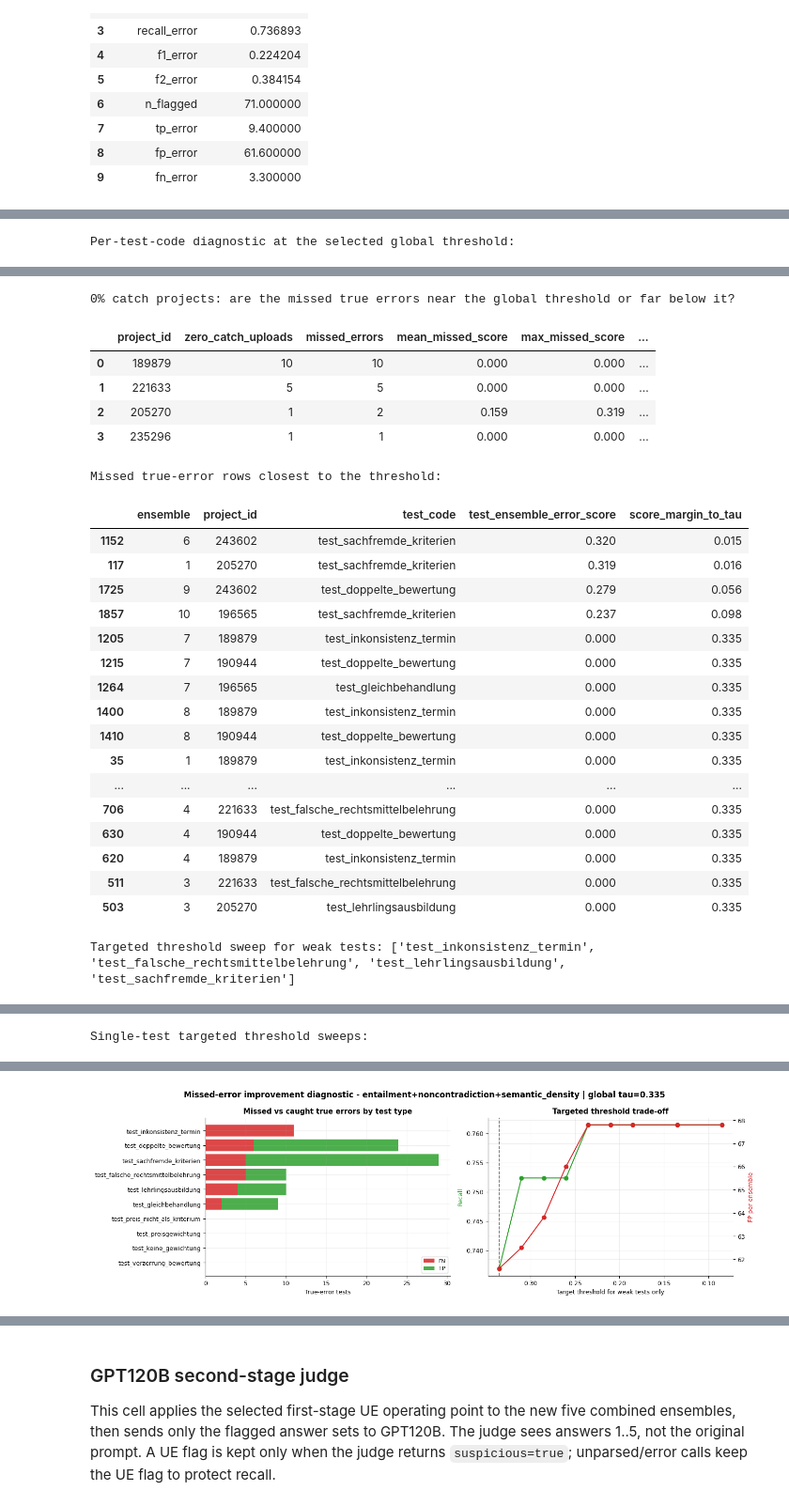
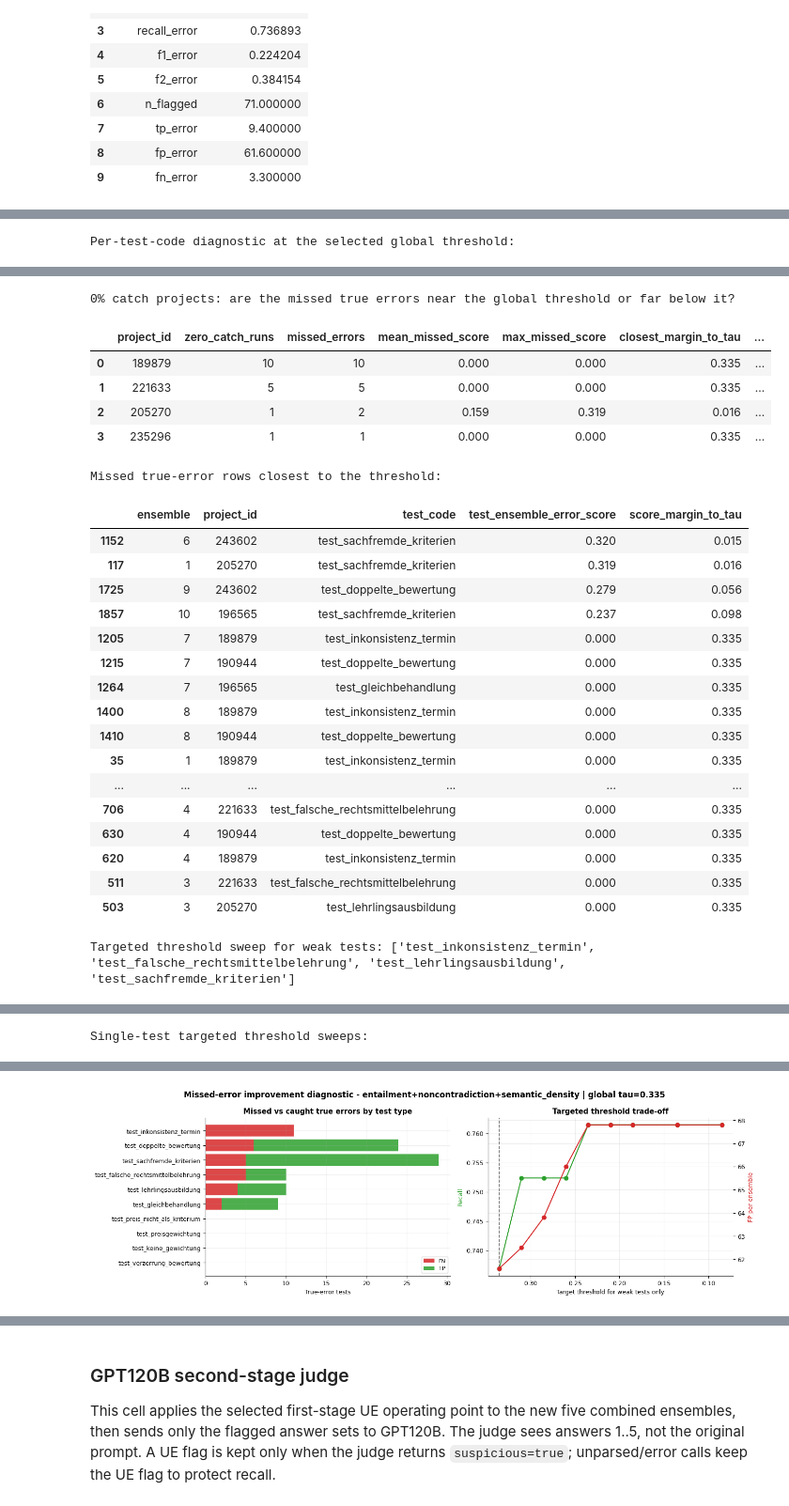
Before and after one commit to f3reshteh/uncertainty-estimation, a Jupyter notebook: evaluation/calibration.ipynb, the cells around one changed output, grey strips where cells are left out. Shown at 94% size. Saved outputs shown, nothing was run; the diff lists cells and outputs as text; code cells hidden in the pictures.

```diff
--- a/evaluation/calibration.ipynb
+++ b/evaluation/calibration.ipynb
@@ -1934,6 +1934,6 @@ Most common missed test types in 0% catch uploads:
 # %%
 # Follow-up diagnostic: where do the 0% catch misses come from, and would targeted thresholds help?
-# Requires the previous bimodality cell: project_test_df, project_upload_df, missed_error_tests, TAU.
+# Requires the previous bimodality cell: project_test_df, project_run_df, missed_error_tests, TAU.
 # This cell does not change the selected production config; it only quantifies possible fixes.
 
 BASELINE_FLAG_COL = "pred_error"
@@ -2005,11 +2005,11 @@ per_test_diagnostics = (
 print("Per-test-code diagnostic at the selected global threshold:")
 display(per_test_diagnostics.round(3))
 
-# 2) Project-level view of fully missed uploads, including whether they are near or far below threshold.
+# 2) Project-level view of fully missed project-runs, including whether they are near or far below threshold.
 zero_missed_detail = analysis_df[
     analysis_df["is_fn"]
 ].merge(
-    zero_catch_uploads[["ensemble", "project_id"]],
+    zero_catch_runs[["ensemble", "project_id"]],
     on=["ensemble", "project_id"],
     how="inner",
 )
@@ -2020,13 +2020,13 @@ if not zero_missed_detail.empty:
         zero_missed_detail
         .groupby("project_id", as_index=False)
         .agg(
-            zero_catch_uploads=("ensemble", "nunique"),
+            zero_catch_runs=("ensemble", "nunique"),
             missed_errors=("test_code", "count"),
             mean_missed_score=("test_ensemble_error_score", "mean"),
             max_missed_score=("test_ensemble_error_score", "max"),
             closest_margin_to_tau=("score_margin_to_tau", "min"),
         )
-        .sort_values(["zero_catch_uploads", "missed_errors"], ascending=[False, False])
+        .sort_values(["zero_catch_runs", "missed_errors"], ascending=[False, False])
     )
     common_tests = (
         zero_missed_detail
@@ -2147,38 +2147,38 @@ if not targeted_threshold_sweep.empty:
     ax2_twin.set_ylabel("FP per ensemble", color="#D62728")
     ax2.set_title("Targeted threshold trade-off", fontweight="semibold")
     ax2.invert_xaxis()
 
 fig.suptitle(
     f"Missed-error improvement diagnostic - {'+'.join(METHODS)} | global tau={TAU:.3f}",
     fontsize=12,
     fontweight="semibold",
 )
 plt.tight_layout()
 plt.show()
 # %% [output]
 Per-test-code diagnostic at the selected global threshold:
 |  | test_code | n_instances | n_errors | mean_error_score | max_missed_score | closest_missed_margin | ... |
 | 0 | test_inkonsistenz_termin | 130 | 11 | 0.000 | 0.000 | 0.335 | ... |
 | 1 | test_doppelte_bewertung | 130 | 24 | 0.458 | 0.279 | 0.056 | ... |
 | 2 | test_falsche_rechtsmittelbelehrung | 130 | 10 | 0.279 | 0.000 | 0.335 | ... |
 | 3 | test_sachfremde_kriterien | 130 | 29 | 0.528 | 0.320 | 0.015 | ... |
 | 4 | test_lehrlingsausbildung | 130 | 10 | 0.344 | 0.000 | 0.335 | ... |
 | 5 | test_gleichbehandlung | 130 | 9 | 0.406 | 0.000 | 0.335 | ... |
 | 6 | test_verzerrung_bewertung | 130 | 0 | NaN | NaN | NaN | ... |
 | 7 | test_keine_gewichtung | 130 | 0 | NaN | NaN | NaN | ... |
 | 8 | test_preisgewichtung | 130 | 0 | NaN | NaN | NaN | ... |
 | 9 | test_preis_nicht_als_kriterium | 130 | 0 | NaN | NaN | NaN | ... |
 | 10 | test_gerichtsferien | 130 | 0 | NaN | NaN | NaN | ... |
 | 11 | test_preisspanne | 130 | 0 | NaN | NaN | NaN | ... |
 | 12 | test_keine_preisangabe | 130 | 0 | NaN | NaN | NaN | ... |
 | 13 | test_gesamtsumme | 130 | 0 | NaN | NaN | NaN | ... |
 | 14 | test_unberechtigte_referenz | 130 | 34 | 0.716 | NaN | NaN | ... |
 0% catch projects: are the missed true errors near the global threshold or far below it?
-|  | project_id | zero_catch_uploads | missed_errors | mean_missed_score | max_missed_score | ... |
-| 0 | 189879 | 10 | 10 | 0.000 | 0.000 | ... |
-| 1 | 221633 | 5 | 5 | 0.000 | 0.000 | ... |
-| 2 | 205270 | 1 | 2 | 0.159 | 0.319 | ... |
-| 3 | 235296 | 1 | 1 | 0.000 | 0.000 | ... |
+|  | project_id | zero_catch_runs | missed_errors | mean_missed_score | max_missed_score | closest_margin_to_tau | ... |
+| 0 | 189879 | 10 | 10 | 0.000 | 0.000 | 0.335 | ... |
+| 1 | 221633 | 5 | 5 | 0.000 | 0.000 | 0.335 | ... |
+| 2 | 205270 | 1 | 2 | 0.159 | 0.319 | 0.016 | ... |
+| 3 | 235296 | 1 | 1 | 0.000 | 0.000 | 0.335 | ... |
 Missed true-error rows closest to the threshold:
 |  | ensemble | project_id | test_code | test_ensemble_error_score | score_margin_to_tau |
 | 1152 | 6 | 243602 | test_sachfremde_kriterien | 0.320 | 0.015 |
```
Also changed, not shown: parts of 6 cells of this notebook.
